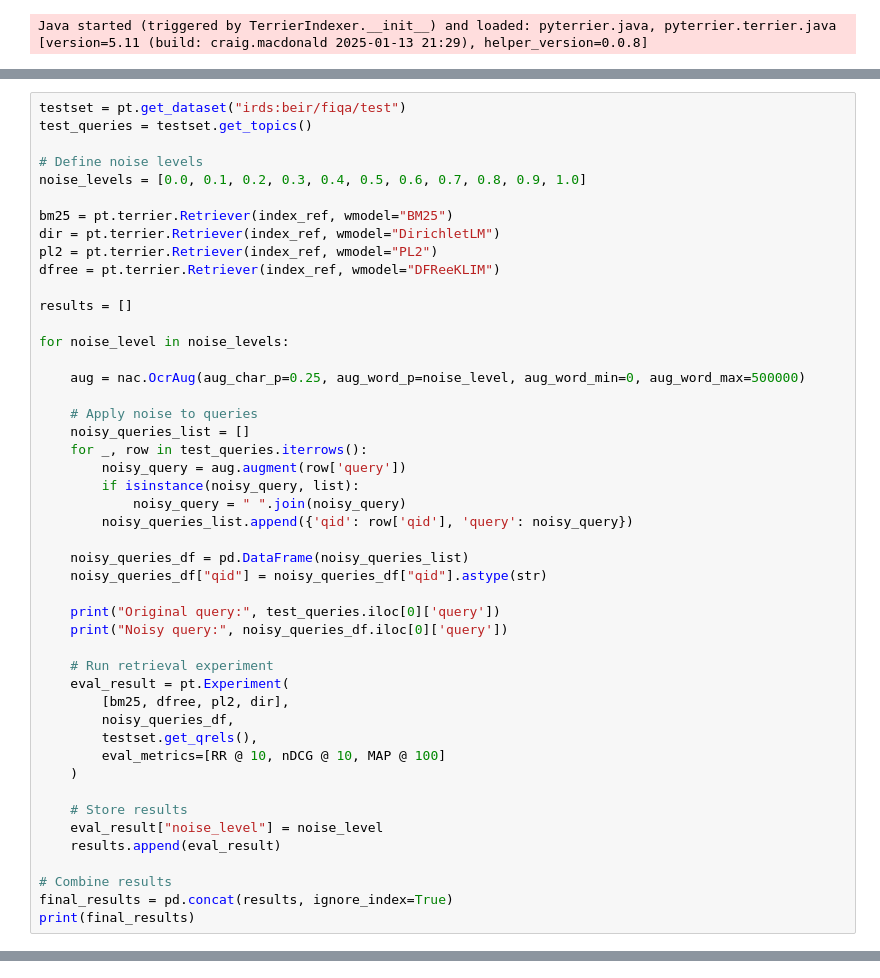
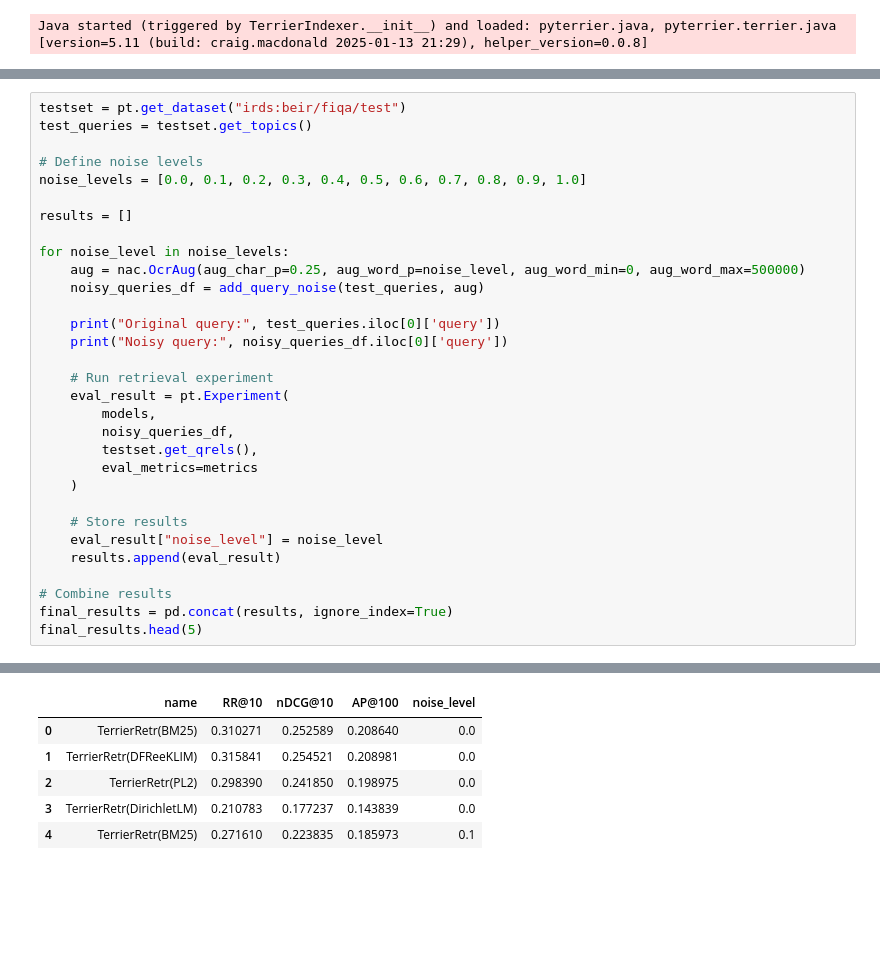
Before and after one commit to begumkoc/IR_Project, a Jupyter notebook: model_comparison.ipynb, the cells around one changed output, grey strips where cells are left out. Cells and saved outputs as stored; diff of their text form; blank space fills up the shorter version.

```diff
--- a/model_comparison.ipynb
+++ b/model_comparison.ipynb
@@ -81,37 +73,21 @@ test_queries = testset.get_topics()
 # Define noise levels
 noise_levels = [0.0, 0.1, 0.2, 0.3, 0.4, 0.5, 0.6, 0.7, 0.8, 0.9, 1.0]
 
-bm25 = pt.terrier.Retriever(index_ref, wmodel="BM25")
-dir = pt.terrier.Retriever(index_ref, wmodel="DirichletLM")
-pl2 = pt.terrier.Retriever(index_ref, wmodel="PL2")
-dfree = pt.terrier.Retriever(index_ref, wmodel="DFReeKLIM")
-
 results = []
 
 for noise_level in noise_levels:
-
     aug = nac.OcrAug(aug_char_p=0.25, aug_word_p=noise_level, aug_word_min=0, aug_word_max=500000)
-
-    # Apply noise to queries
-    noisy_queries_list = []
-    for _, row in test_queries.iterrows():
-        noisy_query = aug.augment(row['query'])
-        if isinstance(noisy_query, list):
-            noisy_query = " ".join(noisy_query)
-        noisy_queries_list.append({'qid': row['qid'], 'query': noisy_query})
-
-    noisy_queries_df = pd.DataFrame(noisy_queries_list)
-    noisy_queries_df["qid"] = noisy_queries_df["qid"].astype(str)
+    noisy_queries_df = add_query_noise(test_queries, aug)
 
     print("Original query:", test_queries.iloc[0]['query'])
     print("Noisy query:", noisy_queries_df.iloc[0]['query'])
 
     # Run retrieval experiment
     eval_result = pt.Experiment(
-        [bm25, dfree, pl2, dir],
+        models,
         noisy_queries_df,
         testset.get_qrels(),
-        eval_metrics=[RR @ 10, nDCG @ 10, MAP @ 100]
+        eval_metrics=metrics
     )
 
     # Store results
@@ -120,7 +96,7 @@ for noise_level in noise_levels:
 
 # Combine results
 final_results = pd.concat(results, ignore_index=True)
-print(final_results)
+final_results.head(5)
 # %% [output]
 Original query: where should i park my rainy day emergency fund
 Noisy query: where should i park my rainy day emergency fund
@@ -142 +118,7 @@ Noisy query: where sh0old i pakr my rainy day emergency fund
+|  | name | RR@10 | nDCG@10 | AP@100 | noise_level |
+| 0 | TerrierRetr(BM25) | 0.310271 | 0.252589 | 0.208640 | 0.0 |
+| 1 | TerrierRetr(DFReeKLIM) | 0.315841 | 0.254521 | 0.208981 | 0.0 |
+| 2 | TerrierRetr(PL2) | 0.298390 | 0.241850 | 0.198975 | 0.0 |
+| 3 | TerrierRetr(DirichletLM) | 0.210783 | 0.177237 | 0.143839 | 0.0 |
+| 4 | TerrierRetr(BM25) | 0.271610 | 0.223835 | 0.185973 | 0.1 |
 # %%
```
Also changed, not shown: parts of 7 cells of this notebook, 2 other files.
